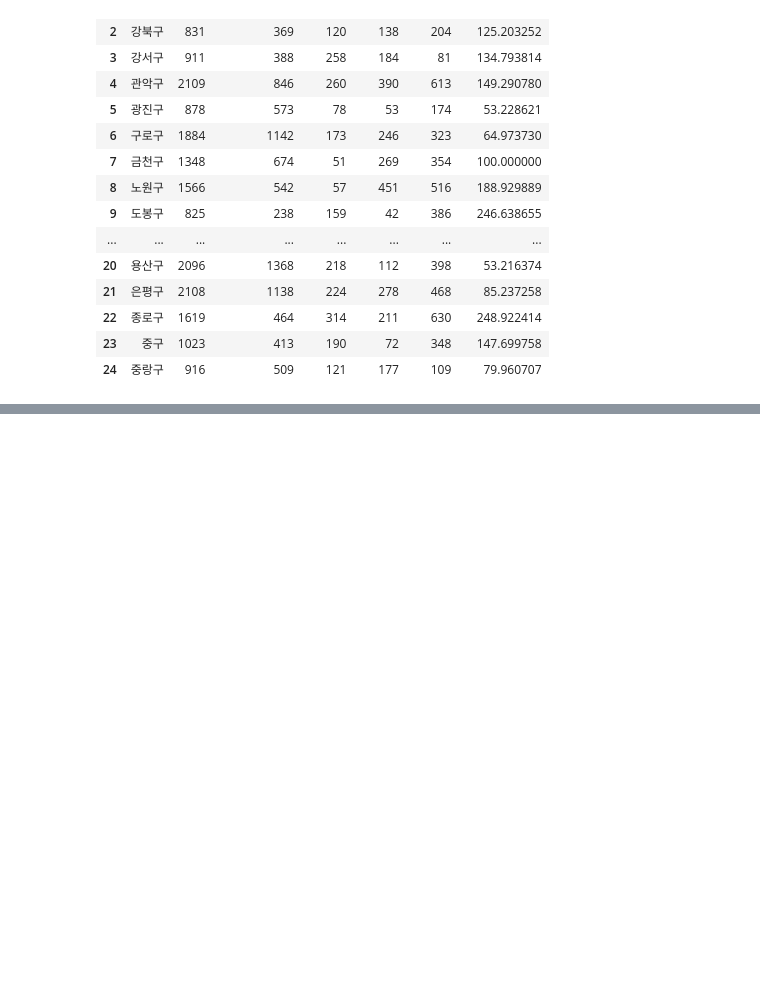
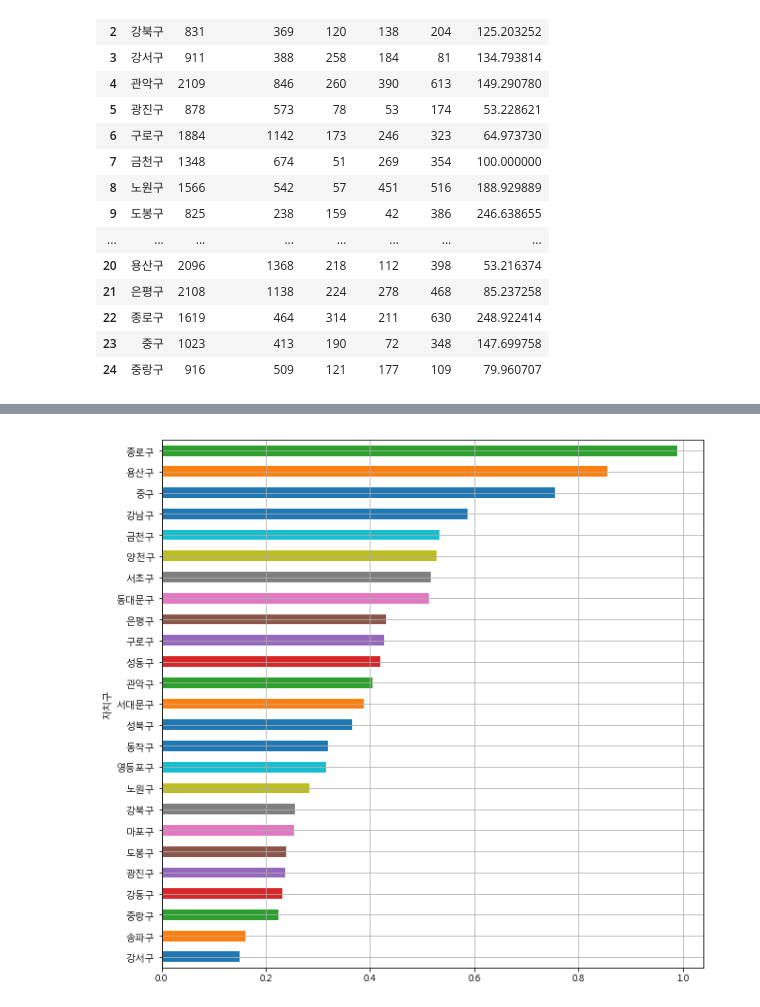
Before and after one commit to ChiHoonOH/python_analysis, a Jupyter notebook: basic_analysis/step1_pandas_basic_matplotlib_analysis_csv/인구현황대비_CCTV 현황 비교를 통한_설치 비율이 적절한가 .ipynb, the cells around one changed output, grey strips where cells are left out. Cells and saved outputs as stored; diff of their text form; code cells hidden in the pictures; blank space fills up the shorter version.

```diff
--- a/basic_analysis/step1_pandas_basic_matplotlib_analysis_csv/인구현황대비_CCTV 현황 비교를 통한_설치 비율이 적절한가 .ipynb
+++ b/basic_analysis/step1_pandas_basic_matplotlib_analysis_csv/인구현황대비_CCTV 현황 비교를 통한_설치 비율이 적절한가 .ipynb
@@ -181,0 +524,10 @@ s_cctv
+# %%
+# 인구당 cctv 설치 비율
+# CCTV 비율 = cctv 소계 / 인구수 * 100
+data_result['cctv비율']=data_result['cctv 소계'] / data_result['인구수'] * 100
+data_result['cctv비율'].sort_values().plot( kind = 'barh',grid = True, figsize = (10,10))
+plt.show()
+# 종로구가 인구대비 가장 많이 cctv를 설치한 지역
+# 인구대비 설치 비율이 적절한지 판단 -> 적절한 설치 비율을 찾아야한다.
+# %% [output]
+[figure, added]
```
Also changed, not shown: parts of 48 cells of this notebook, 2 other files.
